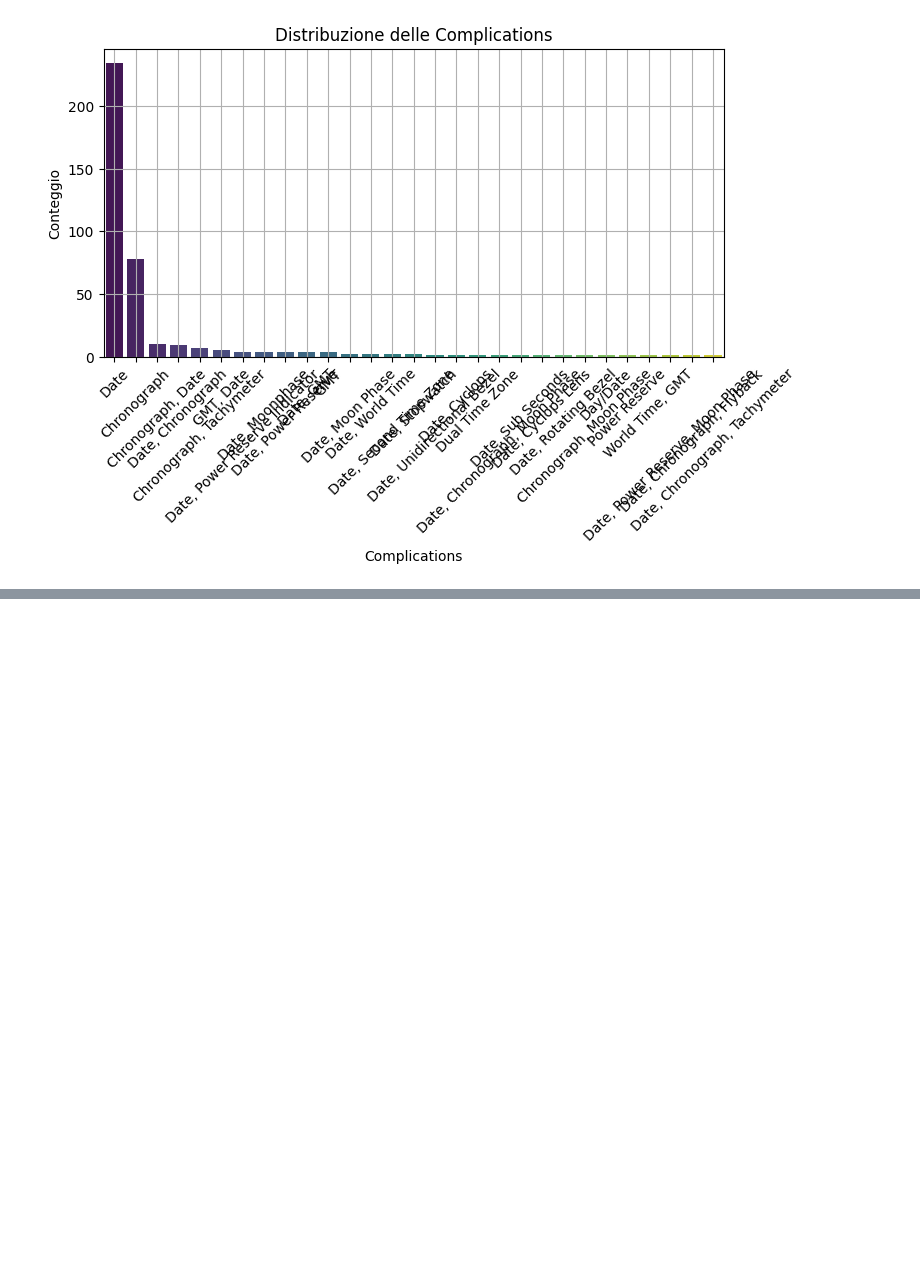
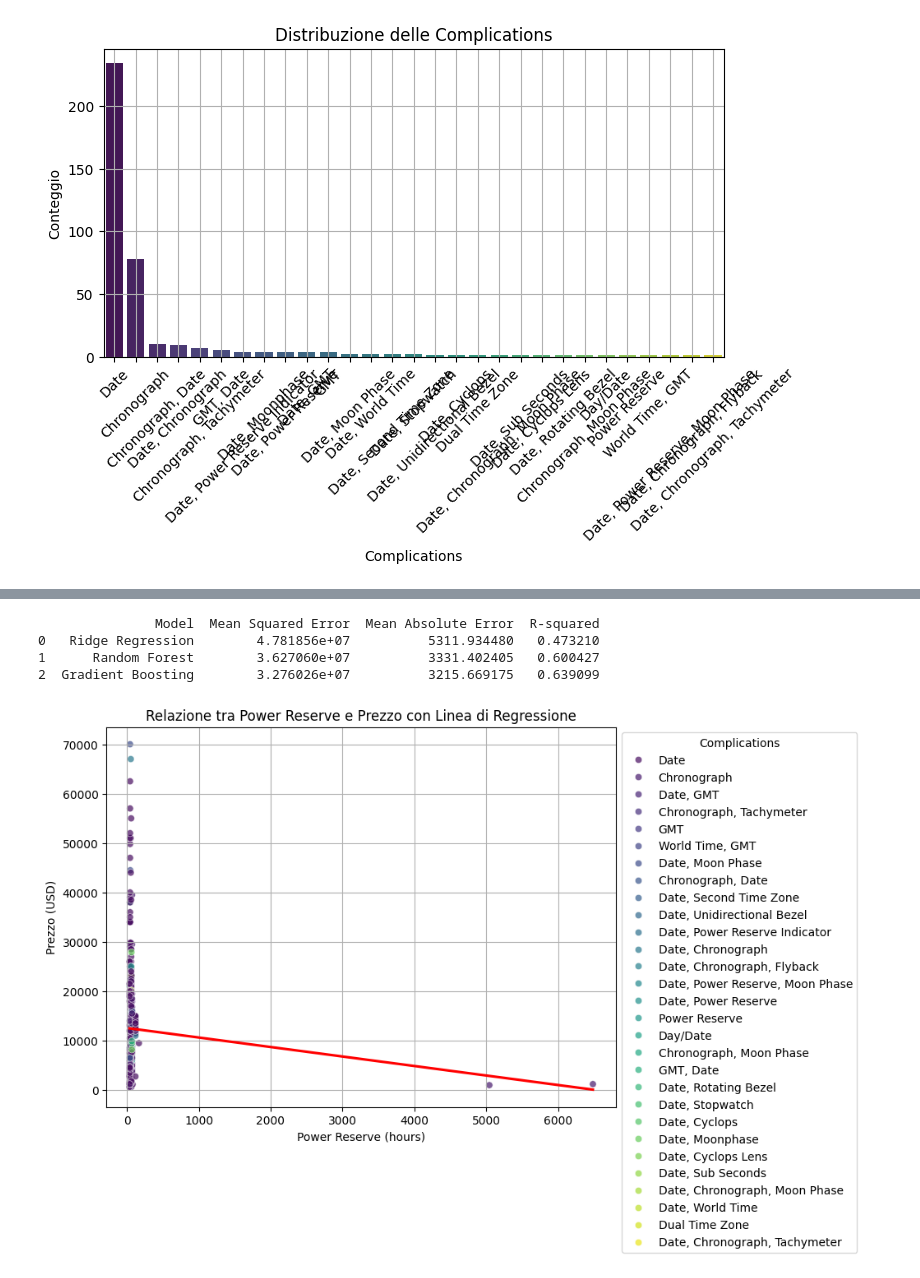
Before and after one commit to 2024sz/esame_fistic24, a Jupyter notebook: luxury-watches-price.ipynb, the cells around one changed output, grey strips where cells are left out. Drawn from its saved outputs; the diff is of its cells as text; code cells hidden in the pictures; blank space fills up the shorter version.

```diff
--- a/luxury-watches-price.ipynb
+++ b/luxury-watches-price.ipynb
@@ -140,0 +410,65 @@ Passing `palette` without assigning `hue` is deprecated and will be removed in v
+# %%
+# Funzione per valutare un modello su metriche multiple
+def evaluate_model(model, X_train, X_test, y_train, y_test):
+    model.fit(X_train, y_train)
+    y_pred = model.predict(X_test)
+    mse = mean_squared_error(y_test, y_pred)
+    mae = mean_absolute_error(y_test, y_pred)
+    r2 = r2_score(y_test, y_pred)
+    return {
+        "Mean Squared Error": mse,
+        "Mean Absolute Error": mae,
+        "R-squared": r2
+    }
+
+# Valutare i modelli
+ridge_metrics = evaluate_model(ridge_model, X_train, X_test, y_train, y_test)
+rf_metrics = evaluate_model(random_forest_model, X_train, X_test, y_train, y_test)
+gb_metrics = evaluate_model(gb_model, X_train, X_test, y_train, y_test)
+
+# Creare un DataFrame per confrontare i risultati
+model_metrics_comparison = pd.DataFrame({
+    "Model": ["Ridge Regression", "Random Forest", "Gradient Boosting"],
+    "Mean Squared Error": [ridge_metrics["Mean Squared Error"], rf_metrics["Mean Squared Error"], gb_metrics["Mean Squared Error"]],
+    "Mean Absolute Error": [ridge_metrics["Mean Absolute Error"], rf_metrics["Mean Absolute Error"], gb_metrics["Mean Absolute Error"]],
+    "R-squared": [ridge_metrics["R-squared"], rf_metrics["R-squared"], gb_metrics["R-squared"]]
+})
+
+# Visualizzare il confronto
+print(model_metrics_comparison)
+# %% [output]
+               Model  Mean Squared Error  Mean Absolute Error  R-squared
+0   Ridge Regression        4.781856e+07          5311.934480   0.473210
+1      Random Forest        3.627060e+07          3331.402405   0.600427
+2  Gradient Boosting        3.276026e+07          3215.669175   0.639099
+# %%
+import matplotlib.pyplot as plt
+import seaborn as sns
+
+df_clean['Price (USD)'] = df_clean['Price (USD)'].astype(str).str.replace(',', '').astype(float)
+
+plt.figure(figsize=(8, 6))
+sns.scatterplot(
+    x='Power Reserve',
+    y='Price (USD)',
+    hue='Complications',
+    data=df_clean,
+    palette='viridis',
+    alpha=0.7
+)
+sns.regplot(
+    x='Power Reserve',
+    y='Price (USD)',
+    data=df_clean,
+    scatter=False,
+    color='red',
+    ci=None
+)
+plt.title("Relazione tra Power Reserve e Prezzo con Linea di Regressione")
+plt.xlabel("Power Reserve (hours)")
+plt.ylabel("Prezzo (USD)")
+plt.legend(title="Complications", loc="upper left", bbox_to_anchor=(1, 1))
+plt.grid(True)
+plt.show()
+# %% [output]
+[figure, added]
```
Also changed, not shown: parts of 21 cells of this notebook.
